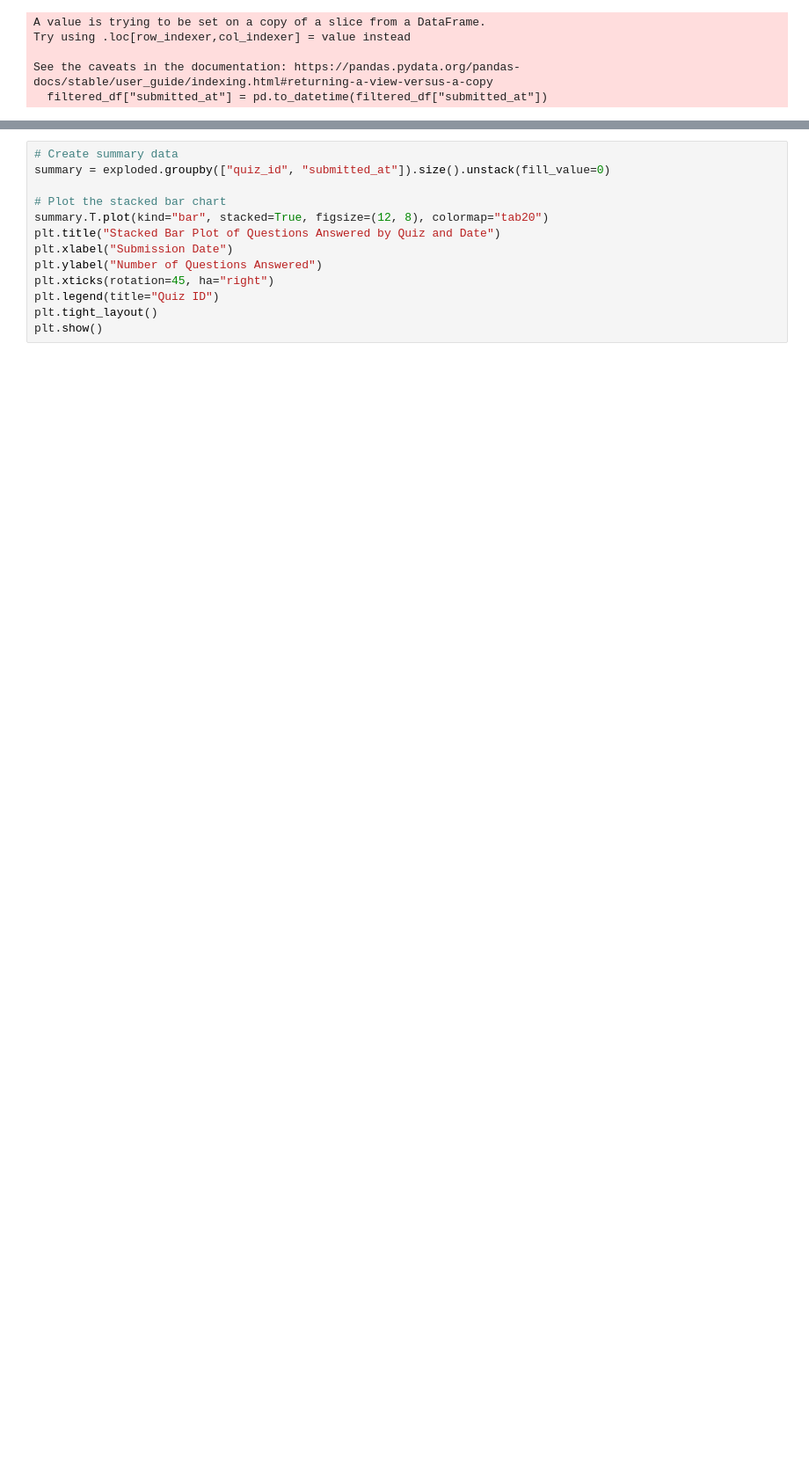
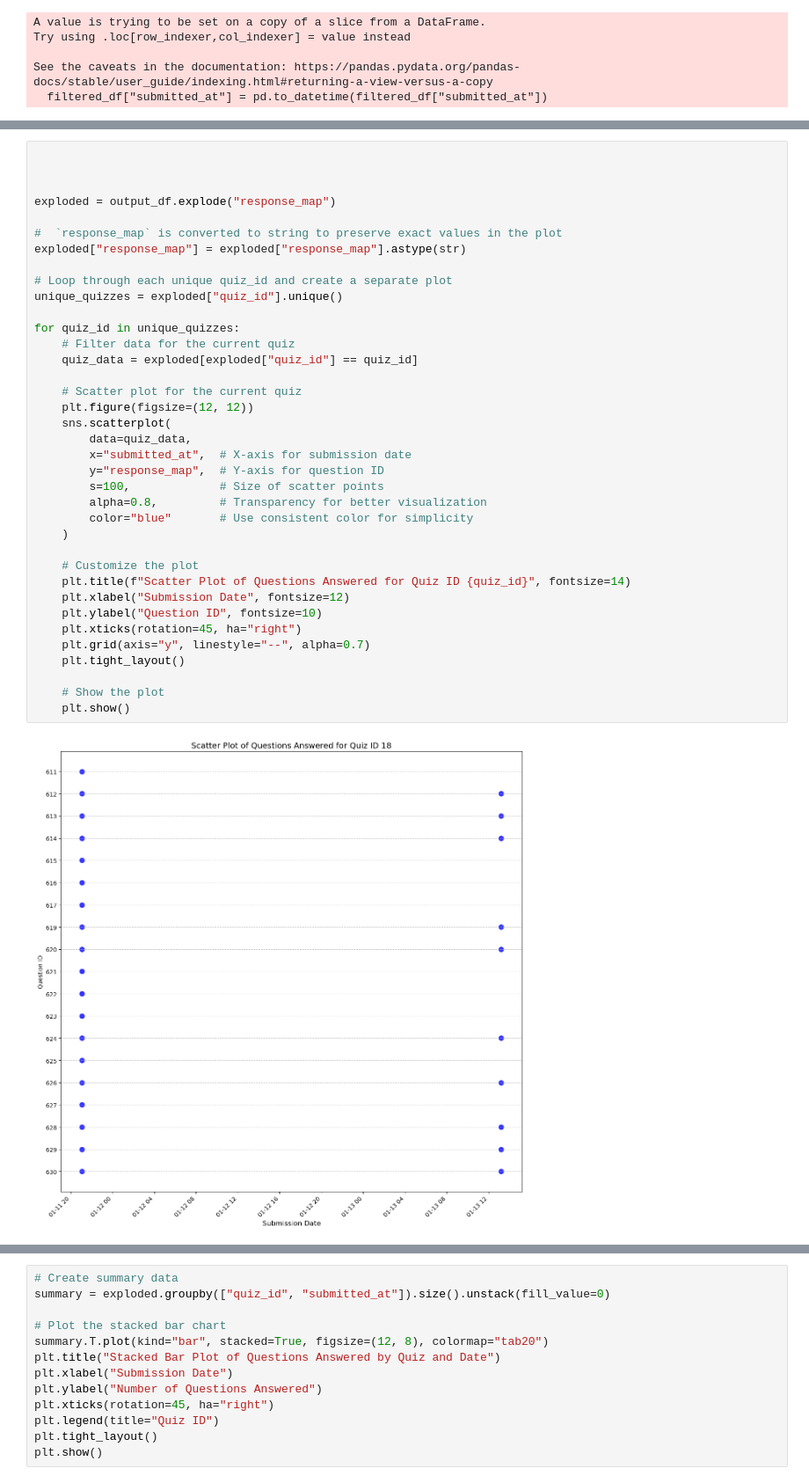
Before and after one commit to JisnaP/Personalized-student-Recommendations, a Jupyter notebook: experiments/experiment.ipynb, the cells around one changed output, grey strips where cells are left out. Shown at 88% size. Drawn from its saved outputs; the diff is of its cells as text; blank space fills up the shorter version.

```diff
--- a/experiments/experiment.ipynb
+++ b/experiments/experiment.ipynb
@@ -198,0 +174,39 @@ Looking at the heatmap of quizzes with multiple attempts , we can observe that m
+# %%
+
+
+
+exploded = output_df.explode("response_map")
+
+#  `response_map` is converted to string to preserve exact values in the plot
+exploded["response_map"] = exploded["response_map"].astype(str)
+
+# Loop through each unique quiz_id and create a separate plot
+unique_quizzes = exploded["quiz_id"].unique()
+
+for quiz_id in unique_quizzes:
+    # Filter data for the current quiz
+    quiz_data = exploded[exploded["quiz_id"] == quiz_id]
+
+    # Scatter plot for the current quiz
+    plt.figure(figsize=(12, 12))
+    sns.scatterplot(
+        data=quiz_data,
+        x="submitted_at",  # X-axis for submission date
+        y="response_map",  # Y-axis for question ID
+        s=100,             # Size of scatter points
+        alpha=0.8,         # Transparency for better visualization
+        color="blue"       # Use consistent color for simplicity
+    )
+
+    # Customize the plot
+    plt.title(f"Scatter Plot of Questions Answered for Quiz ID {quiz_id}", fontsize=14)
+    plt.xlabel("Submission Date", fontsize=12)
+    plt.ylabel("Question ID", fontsize=10)
+    plt.xticks(rotation=45, ha="right")
+    plt.grid(axis="y", linestyle="--", alpha=0.7)
+    plt.tight_layout()
+
+    # Show the plot
+    plt.show()
+# %% [output]
+[figure, added]
```
Also changed, not shown: parts of 23 cells of this notebook, 6 other files.
